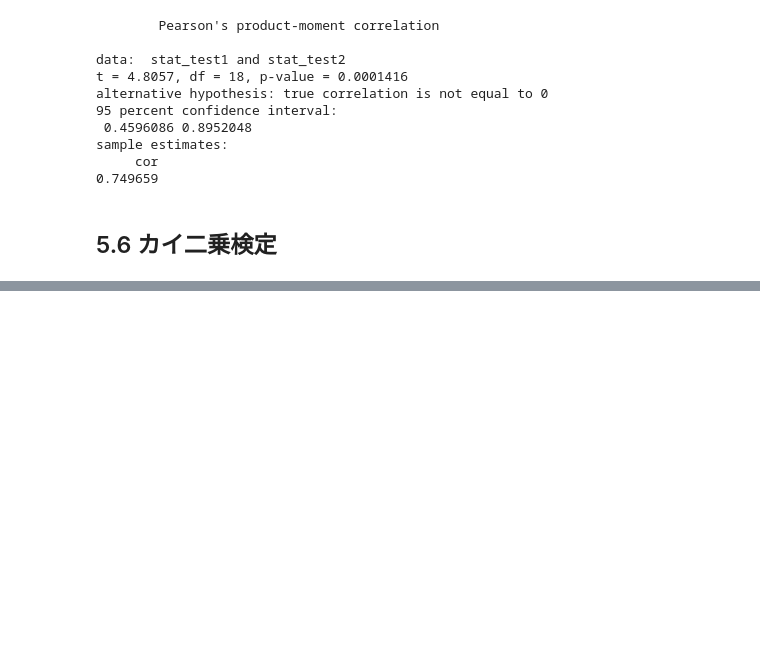
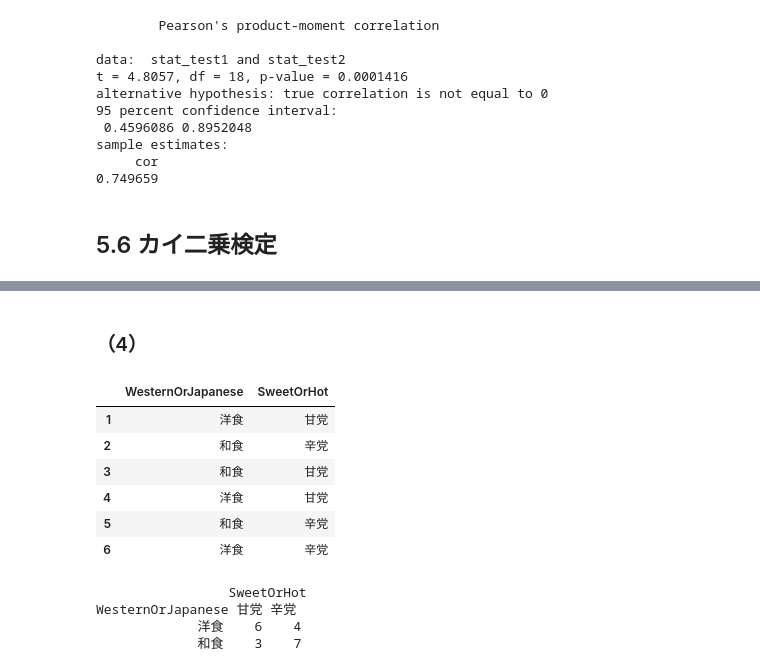
Before and after one commit to whatalnk/r-easy-stat, a Jupyter notebook: Chap05.ipynb, the cells around one changed output, grey strips where cells are left out. Cells and saved outputs as stored; diff of their text form; code cells hidden in the pictures; blank space fills up the shorter version.

```diff
--- a/Chap05.ipynb
+++ b/Chap05.ipynb
@@ -225,0 +449,2 @@ sample estimates:
+# %% [markdown]
+### （4）
@@ -225,0 +453,19 @@ sample estimates:
+# %%
+d.food <- read_excel("Chap03_food.xlsx", sheet = 1)
+head(d.food)
+# %% [output]
+|  | WesternOrJapanese | SweetOrHot |
+| 1 | 洋食 | 甘党 |
+| 2 | 和食 | 辛党 |
+| 3 | 和食 | 甘党 |
+| 4 | 洋食 | 甘党 |
+| 5 | 和食 | 辛党 |
+| 6 | 洋食 | 辛党 |
+# %%
+m.o <- table(d.food)
+m.o
+# %% [output]
+                 SweetOrHot
+WesternOrJapanese 甘党 辛党
+             洋食    6    4
+             和食    3    7
```
Also changed, not shown: parts of 54 cells of this notebook.
